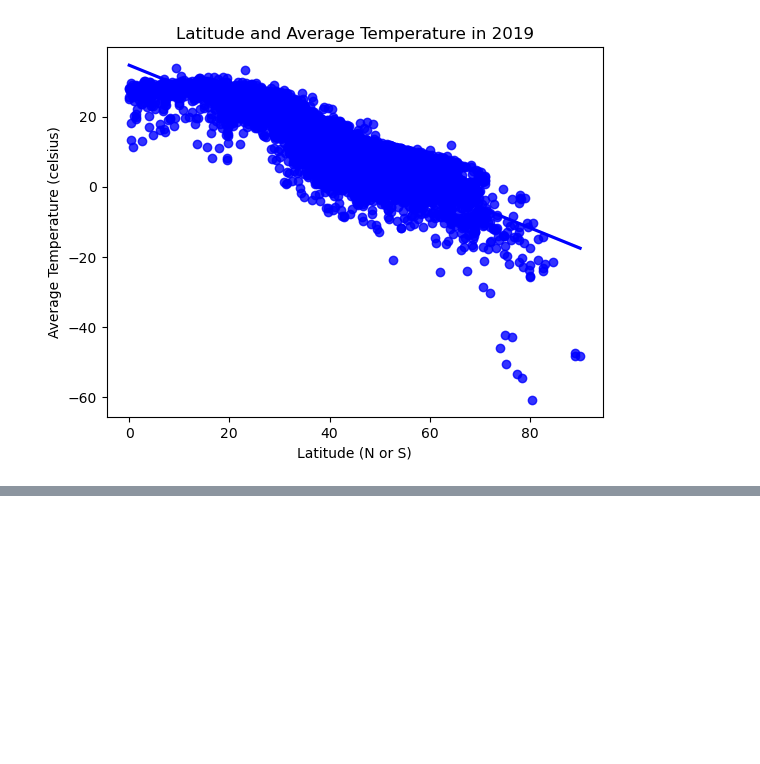
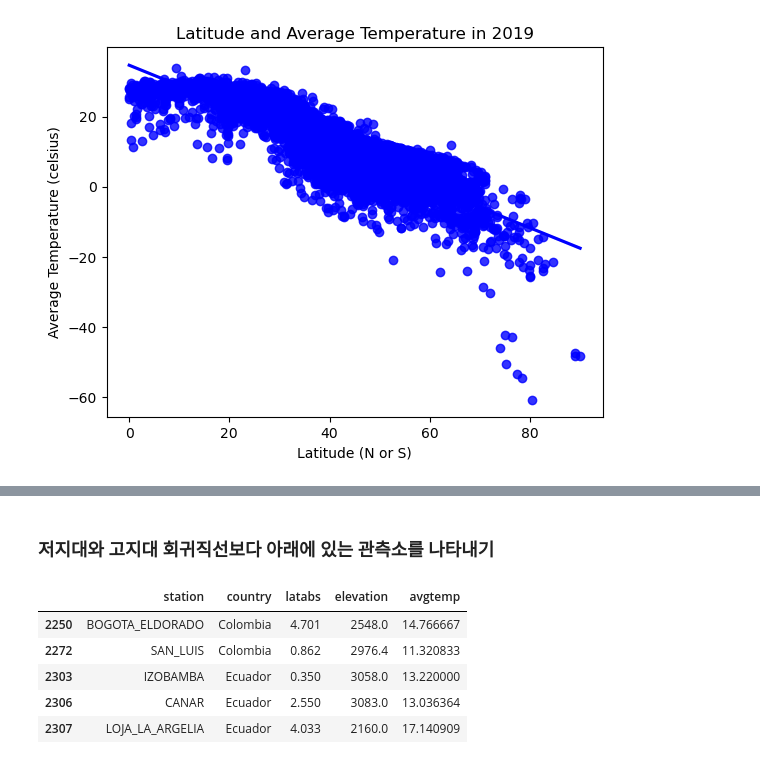
Before and after one commit to minseungryu/Pandas_Data_Cleaning, a Jupyter notebook: Ch5_(4)산점도를 활용해 이변량 관계 확인.ipynb, the cells around one changed output, grey strips where cells are left out. Drawn from its saved outputs; the diff is of its cells as text; code cells hidden in the pictures; blank space fills up the shorter version.

```diff
--- a/Ch5_(4)산점도를 활용해 이변량 관계 확인.ipynb
+++ b/Ch5_(4)산점도를 활용해 이변량 관계 확인.ipynb
@@ -70,0 +105,11 @@ plt.show()
+# %% [markdown]
+### 저지대와 고지대 회귀직선보다 아래에 있는 관측소를 나타내기
+# %%
+high.loc[(high.latabs<5)&(high.avgtemp<18), ['station', 'country', 'latabs', 'elevation', 'avgtemp']]
+# %% [output]
+|  | station | country | latabs | elevation | avgtemp |
+| 2250 | BOGOTA_ELDORADO | Colombia | 4.701 | 2548.0 | 14.766667 |
+| 2272 | SAN_LUIS | Colombia | 0.862 | 2976.4 | 11.320833 |
+| 2303 | IZOBAMBA | Ecuador | 0.350 | 3058.0 | 13.220000 |
+| 2306 | CANAR | Ecuador | 2.550 | 3083.0 | 13.036364 |
+| 2307 | LOJA_LA_ARGELIA | Ecuador | 4.033 | 2160.0 | 17.140909 |
```
Also changed, not shown: parts of 9 cells of this notebook.
